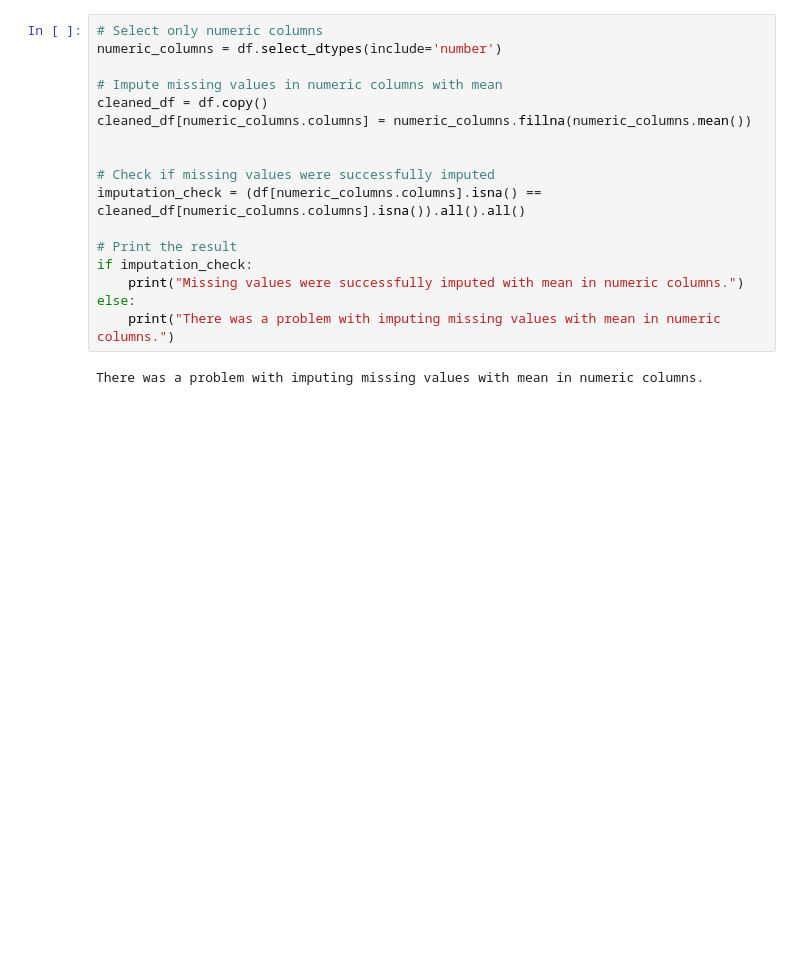
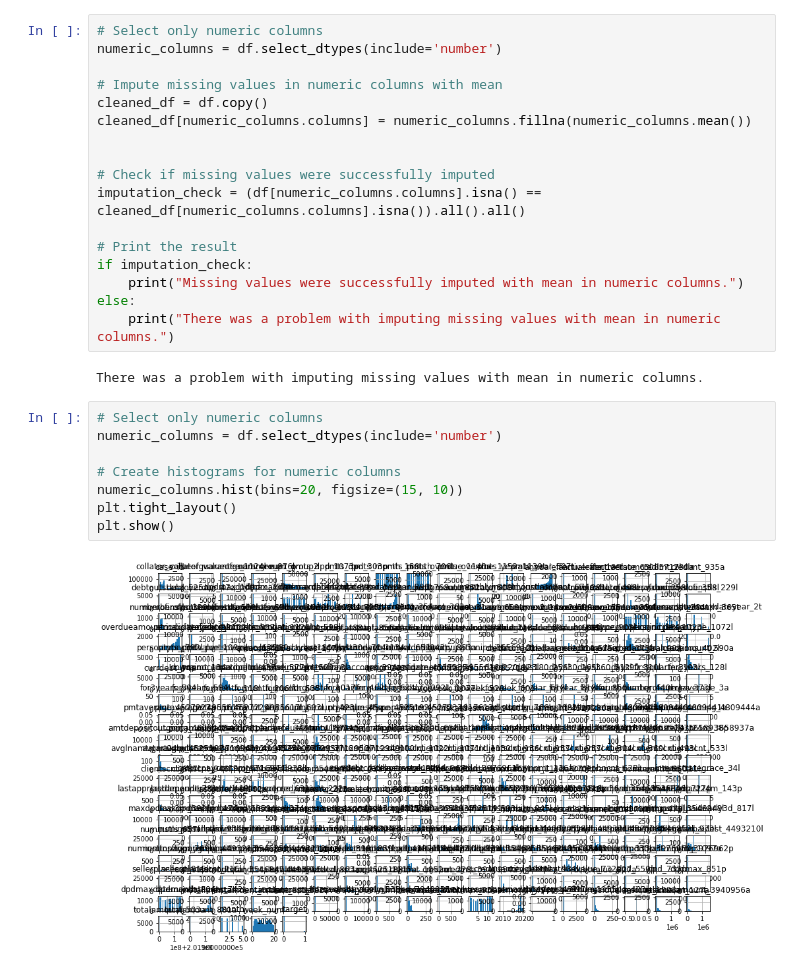
Before and after one commit to randolphwanjiru/DSP4380, a Jupyter notebook: Tabular/Tabular_new/Home Credit - Credit Risk Model Stability.ipynb, the cells around one changed output. Saved outputs shown, nothing was run; the diff lists cells and outputs as text; blank space fills up the shorter version.

```diff
--- a/Tabular/Tabular_new/Home Credit - Credit Risk Model Stability.ipynb
+++ b/Tabular/Tabular_new/Home Credit - Credit Risk Model Stability.ipynb
@@ -161,3 +161,13 @@ else:
     print("There was a problem with imputing missing values with mean in numeric columns.")
 # %% [output]
 There was a problem with imputing missing values with mean in numeric columns.
+# %%
+# Select only numeric columns
+numeric_columns = df.select_dtypes(include='number')
+
+# Create histograms for numeric columns
+numeric_columns.hist(bins=20, figsize=(15, 10))
+plt.tight_layout()
+plt.show()
+# %% [output]
+[figure, added]
```
Also changed, not shown: parts of 1 cell of this notebook.
